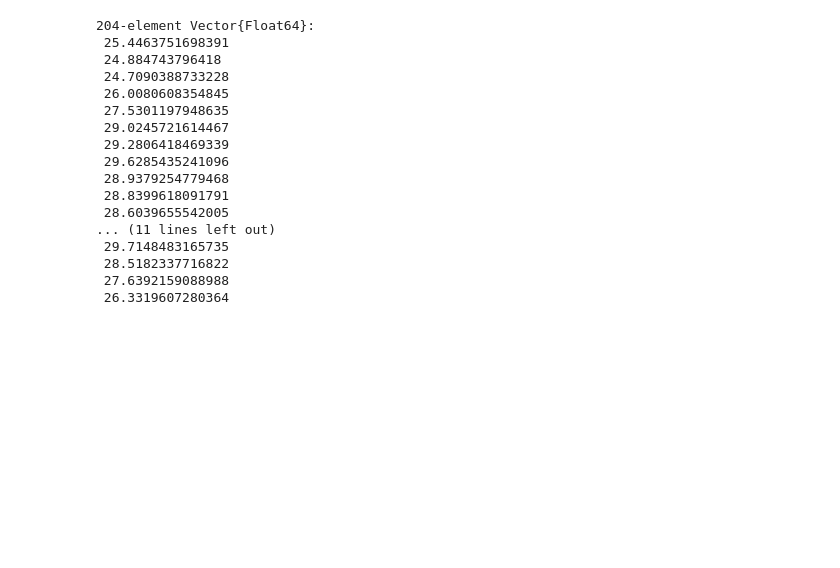
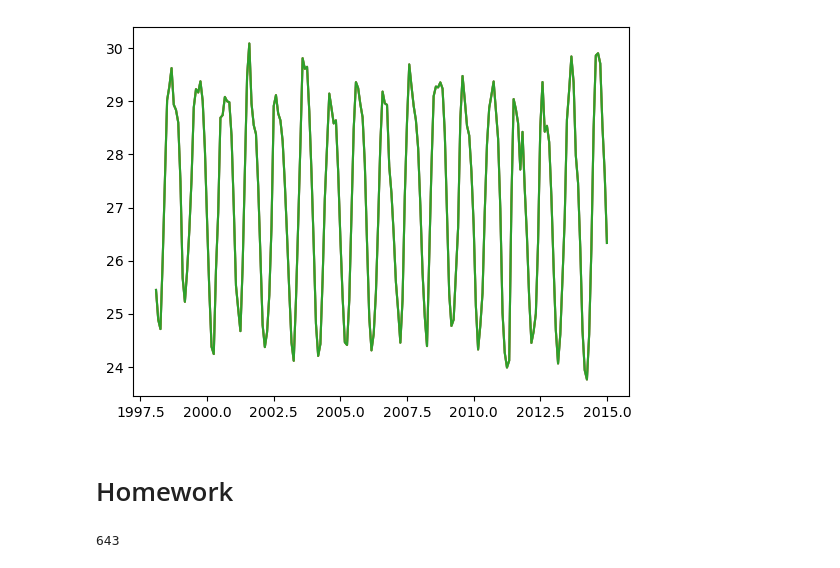
Before and after one commit to Xiang990293/julia-ntou, a Jupyter notebook: julia/hw10.ipynb, the cells around one changed output. Cells and saved outputs as stored; diff of their text form; code cells hidden in the pictures; blank space fills up the shorter version.

```diff
--- a/julia/hw10.ipynb
+++ b/julia/hw10.ipynb
@@ -52,26 +52,34 @@ g = matopen("user\\test.mat", "w")
 write(g, "x_mat", x)
 write(g, "y_mat", y)
 close(g)
+# %%
+A = readdlm("user\\sst_data.txt")
+year = A[:,1]
+month = A[:, 2]
+sst = A[:,3]
+
+
+g = matopen("sst_data.mat", "w")
+write(g, "year", year)
+write(g, "month",month)
+write(g, "sst", sst)
+
+plotsst = matopen("sst_data.mat")
+year = read(plotsst, "year")
+month = read(plotsst, "month")
+sst = read(plotsst, "sst")
+t = year + month./12
+plot(t, sst)
+
+close(g)
+close(plotsst)
+display(gcf())
+# %% [output]
+[figure, added]
+# %% [markdown]
+# Homework
 # %%
-A = readdlm("user\\sst_data.txt")
-year = A[:,1]
-month = A[:, 2]
-sst = A[:,3]
+A = readdlm("user\\A_binavg.cnv")
+length(A[:,1])
 # %% [output]
-204-element Vector{Float64}:
- 25.4463751698391
- 24.884743796418
- 24.7090388733228
- 26.0080608354845
- 27.5301197948635
- 29.0245721614467
- 29.2806418469339
- 29.6285435241096
- 28.9379254779468
- 28.8399618091791
- 28.6039655542005
-... (11 lines left out)
- 29.7148483165735
- 28.5182337716822
- 27.6392159088988
- 26.3319607280364
+643
```
Also changed, not shown: parts of 3 cells of this notebook, 3 other files.
